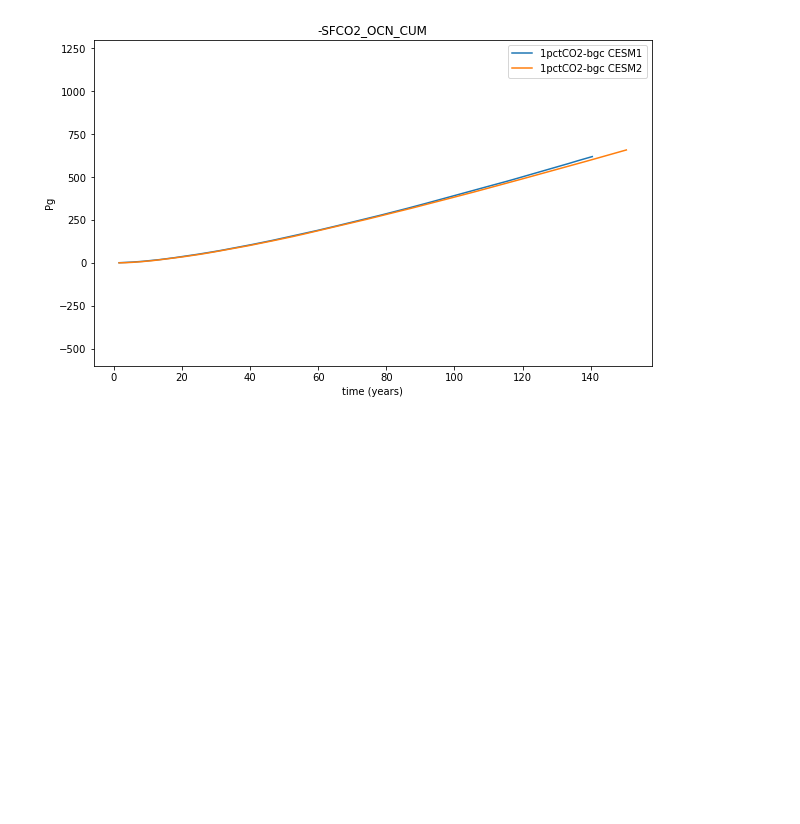
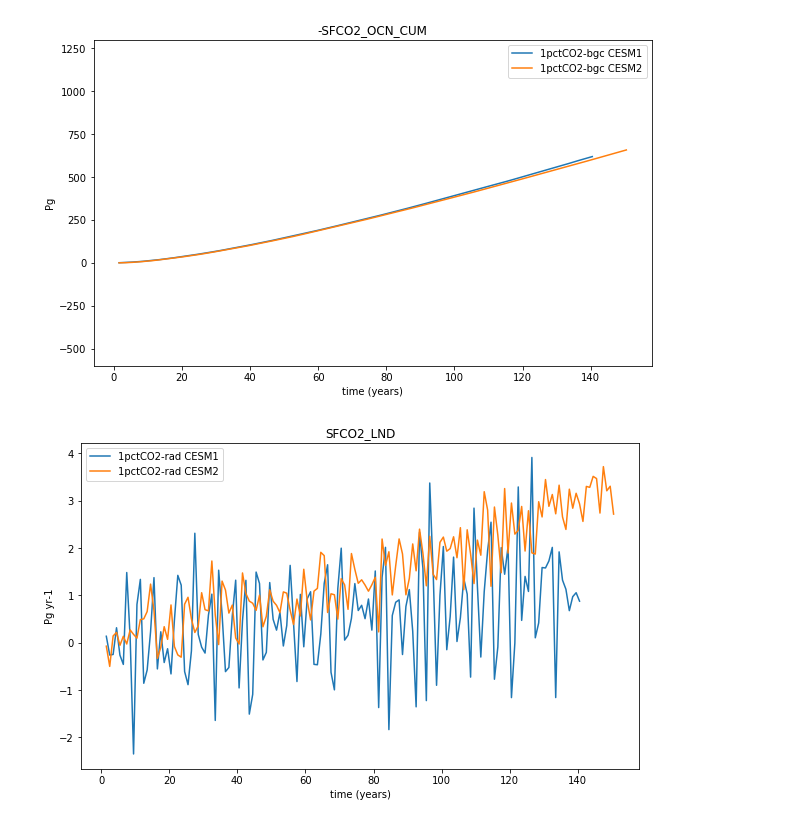
Before and after one commit to klindsay28/CESM2_coup_carb_cycle_JAMES, a Jupyter notebook: 1pctCO2.ipynb, the cells around one changed output. Cells and saved outputs as stored; diff of their text form; code cells hidden in the pictures; blank space fills up the shorter version.

```diff
--- a/1pctCO2.ipynb
+++ b/1pctCO2.ipynb
@@ -90,3 +116,9 @@ plt.ylim(-600, 1300)
 # %% [output]
 (-600, 1300)
 [figure]
+# %%
+varname = 'SFCO2_LND'
+tseries_mod.tseries_plot_1var(varname, [ds_1pctCO2_rad_cmip5_ann, ds_1pctCO2_rad_ann],
+                              ['1pctCO2-rad CESM1', '1pctCO2-rad CESM2'], varname, region_val='Global')
+# %% [output]
+[figure, added]
```
Also changed, not shown: parts of 9 cells of this notebook, 3 other files.
